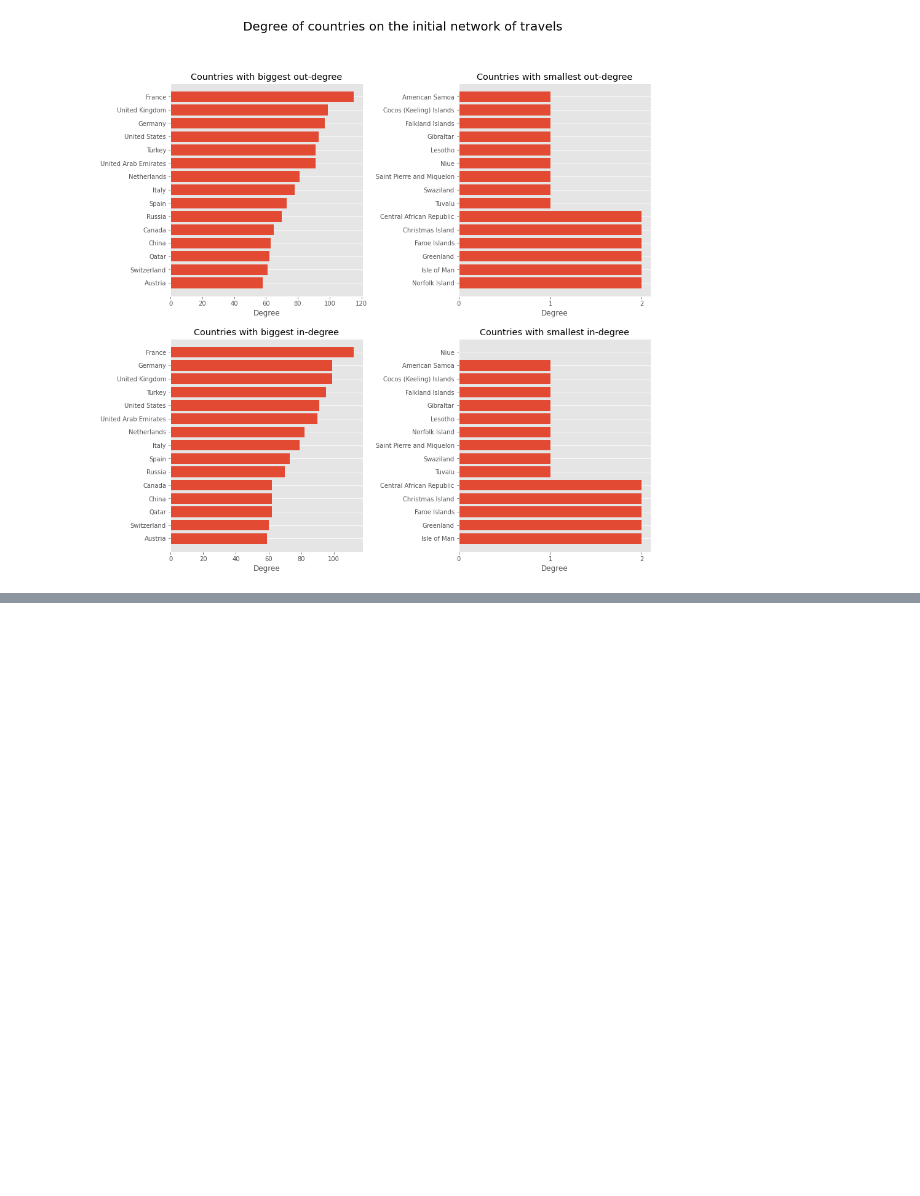
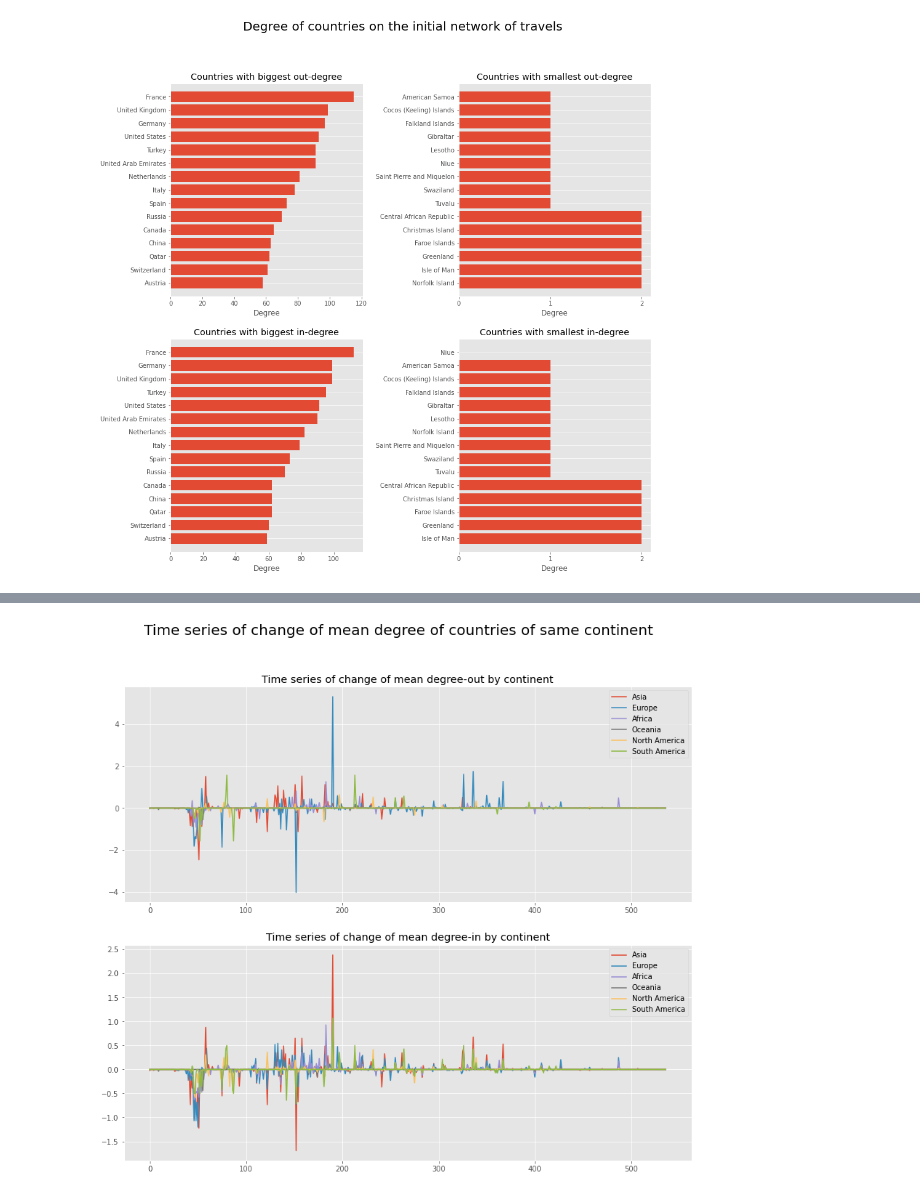
Before and after one commit to GiovaniValdrighi/covid-travels-network, a Jupyter notebook: visual-analysis.ipynb, the cells around one changed output, grey strips where cells are left out. Drawn from its saved outputs; the diff is of its cells as text; code cells hidden in the pictures; blank space fills up the shorter version.

```diff
--- a/visual-analysis.ipynb
+++ b/visual-analysis.ipynb
@@ -106,0 +171,19 @@ plt.show()
+# %%
+fig, ax = plt.subplots(nrows = 2, ncols = 1, figsize = (14, 12))
+
+for cont in continents_temporal_degrees_out.keys():
+    if len(continents_temporal_degrees_out[cont]) > 0:
+        ax[0].plot(list(range(n_days - 1)), np.diff(continents_temporal_degrees_out[cont]), label = cont)
+ax[0].legend()
+ax[0].set_title("Time series of change of mean degree-out by continent")
+
+for cont in continents_temporal_degrees_in.keys():
+    if len(continents_temporal_degrees_in[cont]) > 0:
+        ax[1].plot(list(range(n_days- 1)), np.diff(continents_temporal_degrees_in[cont]), label = cont)
+ax[1].legend()
+ax[1].set_title("Time series of change of mean degree-in by continent")
+
+plt.suptitle("Time series of change of mean degree of countries of same continent", size = 20)
+plt.show()
+# %% [output]
+[figure, added]
```
Also changed, not shown: parts of 21 cells of this notebook.
